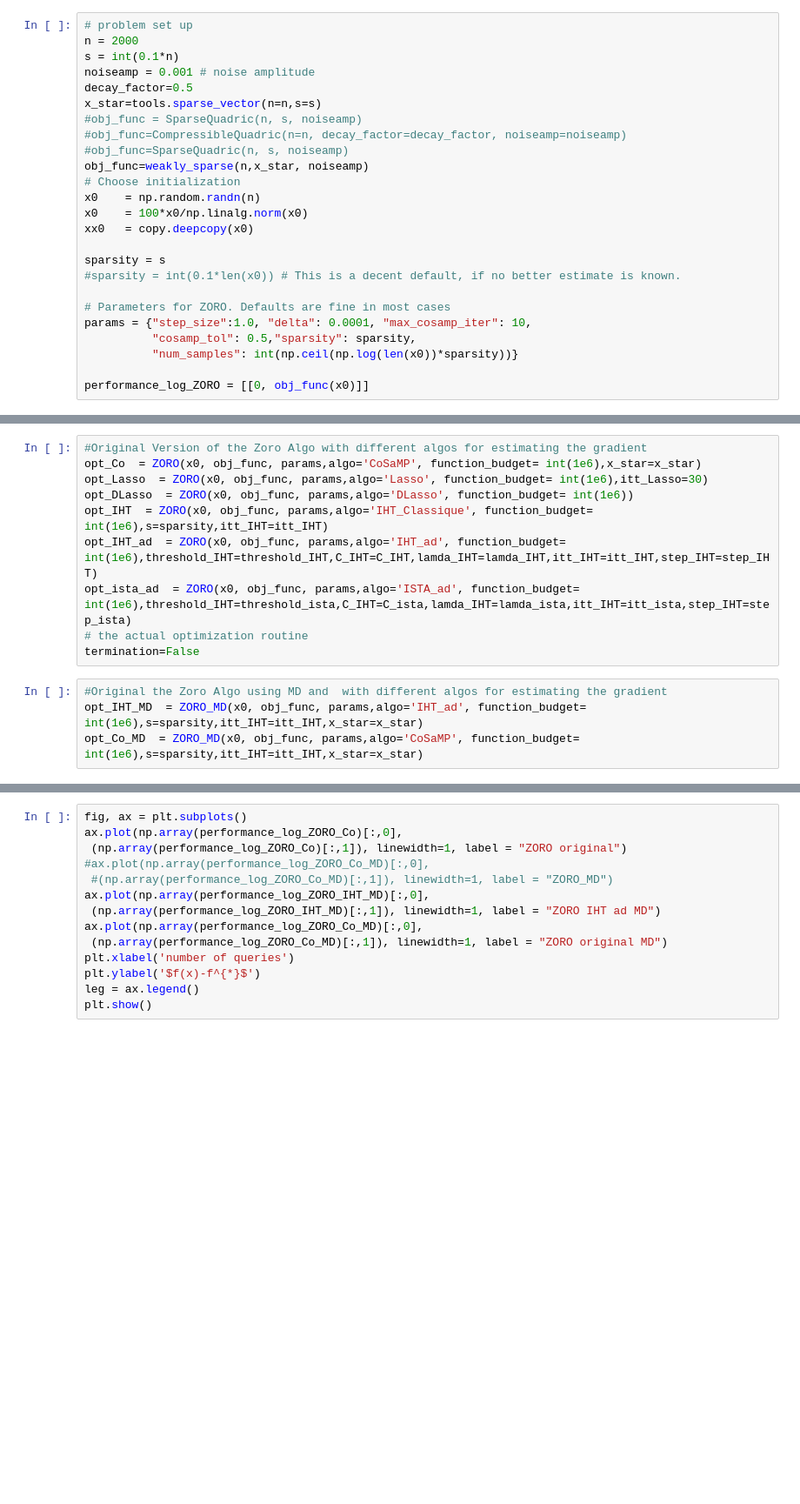
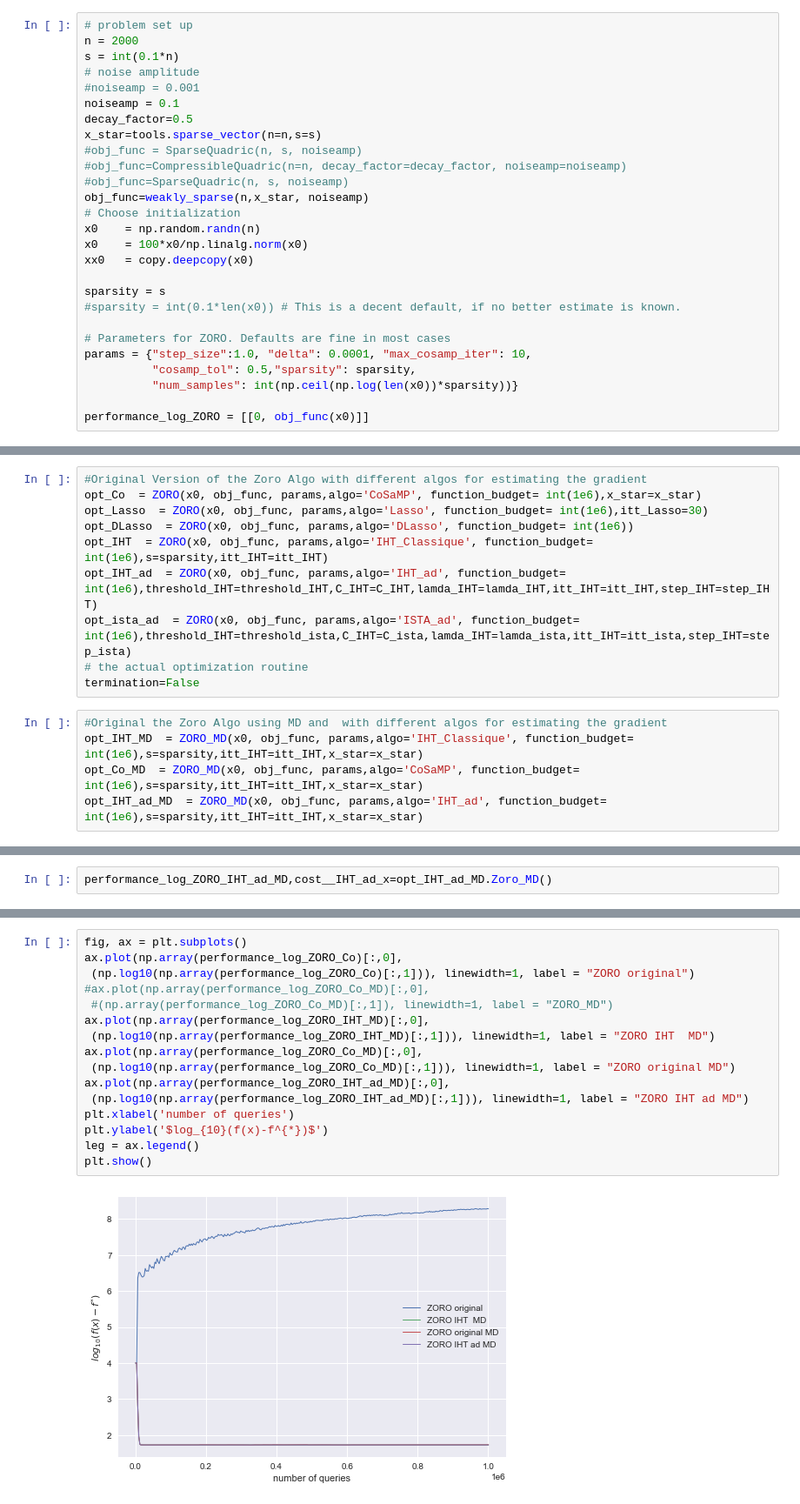
Before and after one commit to ilyeshammouda/Stage_2A_ENSAE, a Jupyter notebook: notebook/ZORO.ipynb, the cells around one changed output, grey strips where cells are left out. Shown at 87% size. Cells and saved outputs as stored; diff of their text form; blank space fills up the shorter version.

```diff
--- a/notebook/ZORO.ipynb
+++ b/notebook/ZORO.ipynb
@@ -20,7 +22,9 @@ mpl.style.use('seaborn')
 # problem set up
 n = 2000
 s = int(0.1*n)
-noiseamp = 0.001 # noise amplitude
+# noise amplitude
+#noiseamp = 0.001
+noiseamp = 0.1
 decay_factor=0.5
 x_star=tools.sparse_vector(n=n,s=s)
 #obj_func = SparseQuadric(n, s, noiseamp)
@@ -67,7 +71,8 @@ opt_ista_ad  = ZORO(x0, obj_func, params,algo='ISTA_ad', function_budget= int(1e
 termination=False
 # %%
 #Original the Zoro Algo using MD and  with different algos for estimating the gradient
-opt_IHT_MD  = ZORO_MD(x0, obj_func, params,algo='IHT_ad', function_budget= int(1e6),s=sparsity,itt_IHT=itt_IHT,x_star=x_star)
+opt_IHT_MD  = ZORO_MD(x0, obj_func, params,algo='IHT_Classique', function_budget= int(1e6),s=sparsity,itt_IHT=itt_IHT,x_star=x_star)
 opt_Co_MD  = ZORO_MD(x0, obj_func, params,algo='CoSaMP', function_budget= int(1e6),s=sparsity,itt_IHT=itt_IHT,x_star=x_star)
+opt_IHT_ad_MD  = ZORO_MD(x0, obj_func, params,algo='IHT_ad', function_budget= int(1e6),s=sparsity,itt_IHT=itt_IHT,x_star=x_star)
 # %%
 performance_log_ZORO_IHT_MD,cost_x=opt_IHT_MD.Zoro_MD()
@@ -75,0 +117,2 @@ performance_log_ZORO_Co_MD,cost_Co_MD=opt_Co_MD.Zoro_MD()
+# %%
+performance_log_ZORO_IHT_ad_MD,cost__IHT_ad_x=opt_IHT_ad_MD.Zoro_MD()
@@ -81,17 +160,21 @@ performance_log_ZORO_Co,cost_Co=opt_Co.Zoro()
 # %%
 fig, ax = plt.subplots()
 ax.plot(np.array(performance_log_ZORO_Co)[:,0],
- (np.array(performance_log_ZORO_Co)[:,1]), linewidth=1, label = "ZORO original")
+ (np.log10(np.array(performance_log_ZORO_Co)[:,1])), linewidth=1, label = "ZORO original")
 #ax.plot(np.array(performance_log_ZORO_Co_MD)[:,0],
  #(np.array(performance_log_ZORO_Co_MD)[:,1]), linewidth=1, label = "ZORO_MD")
 ax.plot(np.array(performance_log_ZORO_IHT_MD)[:,0],
- (np.array(performance_log_ZORO_IHT_MD)[:,1]), linewidth=1, label = "ZORO IHT ad MD")
+ (np.log10(np.array(performance_log_ZORO_IHT_MD)[:,1])), linewidth=1, label = "ZORO IHT  MD")
 ax.plot(np.array(performance_log_ZORO_Co_MD)[:,0],
- (np.array(performance_log_ZORO_Co_MD)[:,1]), linewidth=1, label = "ZORO original MD")
+ (np.log10(np.array(performance_log_ZORO_Co_MD)[:,1])), linewidth=1, label = "ZORO original MD")
+ax.plot(np.array(performance_log_ZORO_IHT_ad_MD)[:,0],
+ (np.log10(np.array(performance_log_ZORO_IHT_ad_MD)[:,1])), linewidth=1, label = "ZORO IHT ad MD")
 plt.xlabel('number of queries')
-plt.ylabel('$f(x)-f^{*}$')
+plt.ylabel('$log_{10}(f(x)-f^{*})$')
 leg = ax.legend()
 plt.show()
+# %% [output]
+[figure, added]
 # %%
 fig, ax = plt.subplots()
 ax.plot(np.array(cost_Co)[:,0],
```
Also changed, not shown: parts of 7 cells of this notebook.
